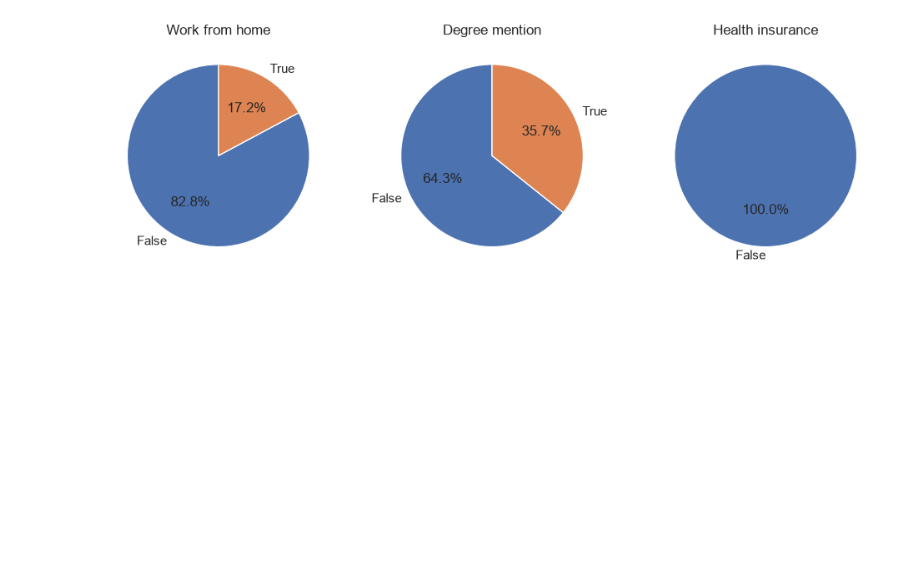
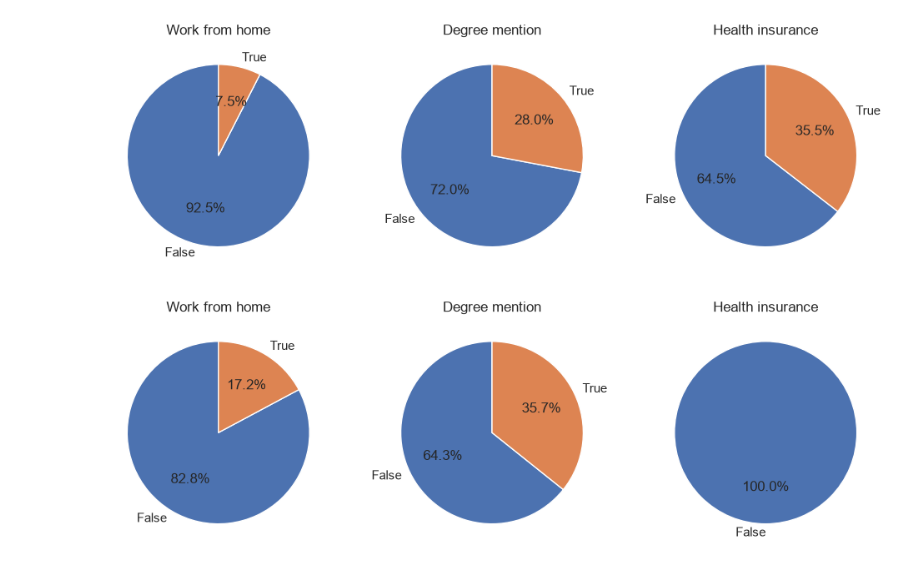
Before and after one commit to kavish123byte/k.py, a Jupyter notebook: Project/Exploratory Data Analysis.ipynb, the cells around one changed output. Cells and saved outputs as stored; diff of their text form; code cells hidden in the pictures; blank space fills up the shorter version.

```diff
--- a/Project/Exploratory Data Analysis.ipynb
+++ b/Project/Exploratory Data Analysis.ipynb
@@ -33,3 +48,16 @@ plt.show()
+# %%
+dict_items = {'job_work_from_home' : 'Work from home',
+              'job_no_degree_mention' : 'Degree mention',
+              'job_health_insurance' : 'Health insurance'}
+fig, ax = plt.subplots(1,3)
+fig.set_size_inches((12,5))
+
+for i,(column, title) in enumerate(dict_items.items()):
+    counts = df_US[column].value_counts()
+    ax[i].pie(counts, labels = counts.index, autopct= '%1.1f%%', startangle = 90)
+    ax[i].set_title(title)
+# %% [output]
+[figure, added]
 # %%
 dict_items = {'job_work_from_home' : 'Work from home',
               'job_no_degree_mention' : 'Degree mention',
```
Also changed, not shown: parts of 5 cells of this notebook.
